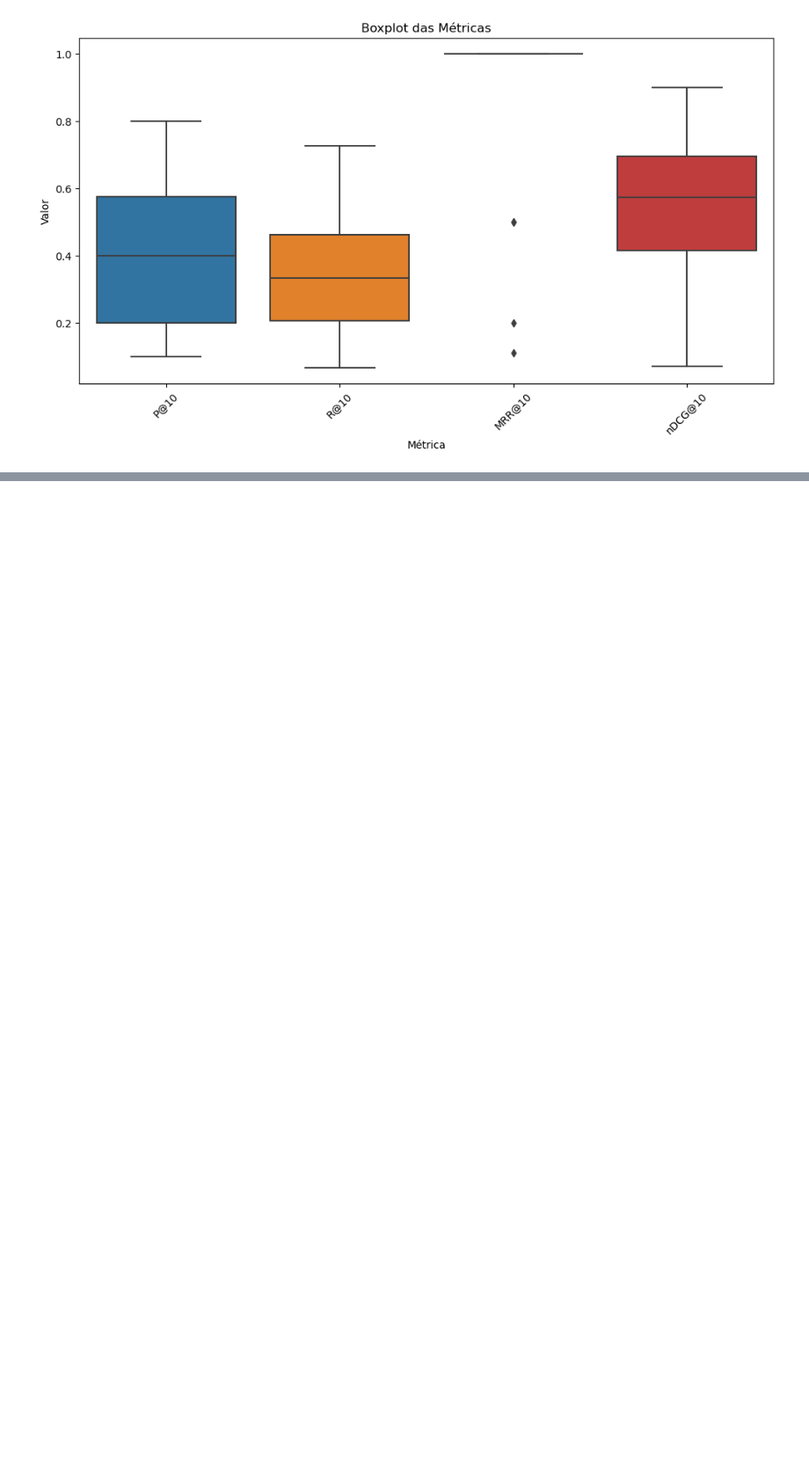
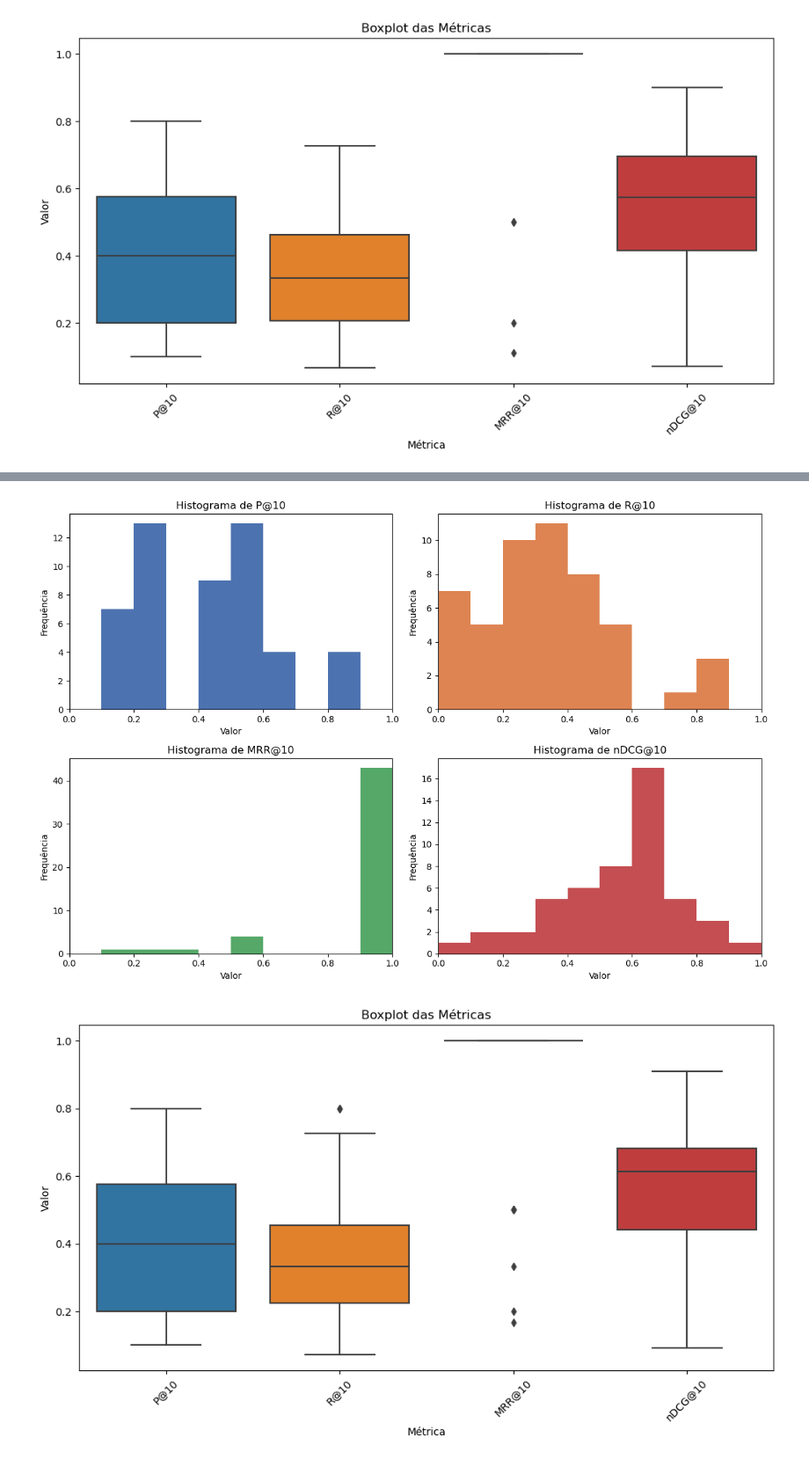
Before and after one commit to carisio/juris_tcu_expansao_doc, a Jupyter notebook: projeto_final/codigo/src/11_calcula_metricas_doc2query_5queries_e_sinonimos_gpt_llama.ipynb, the cells around one changed output, grey strips where cells are left out. Shown at 88% size. Drawn from its saved outputs; the diff is of its cells as text; code cells hidden in the pictures; blank space fills up the shorter version.

```diff
--- a/projeto_final/codigo/src/11_calcula_metricas_doc2query_5queries_e_sinonimos_gpt_llama.ipynb
+++ b/projeto_final/codigo/src/11_calcula_metricas_doc2query_5queries_e_sinonimos_gpt_llama.ipynb
@@ -273,0 +337,6 @@ boxplot_metricas(df_metricas_gpt[100:150])
+# %%
+# Resultados para o segundo grupo de queries, GPT:
+display(df_metricas_gpt_4o[50:100].describe())
+histograma_metricas(df_metricas_gpt_4o[50:100])
+boxplot_metricas(df_metricas_gpt_4o[50:100])
+# %% [output]
@@ -273,0 +352,2 @@ boxplot_metricas(df_metricas_gpt[100:150])
+[figure, added]
+[figure, added]
```
Also changed, not shown: parts of 13 cells of this notebook, 8 other files.
